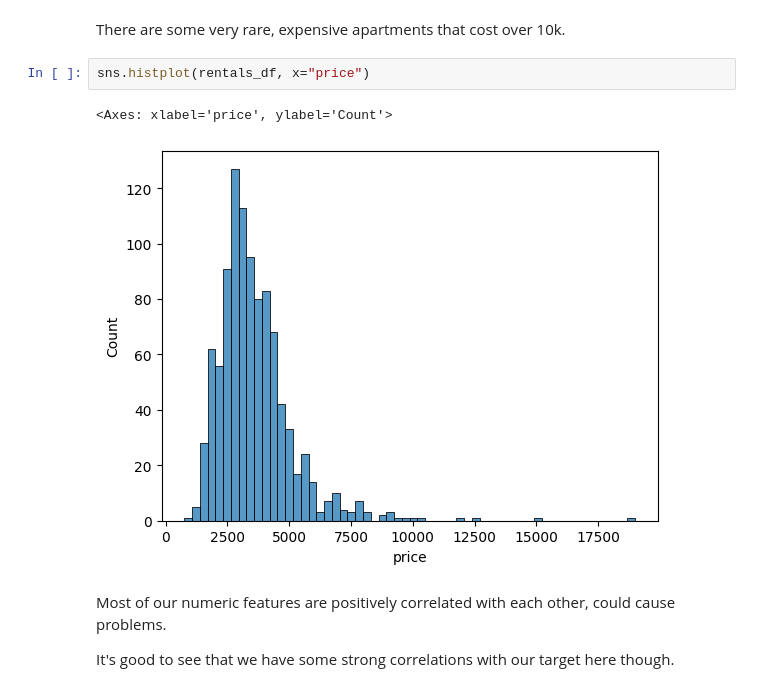
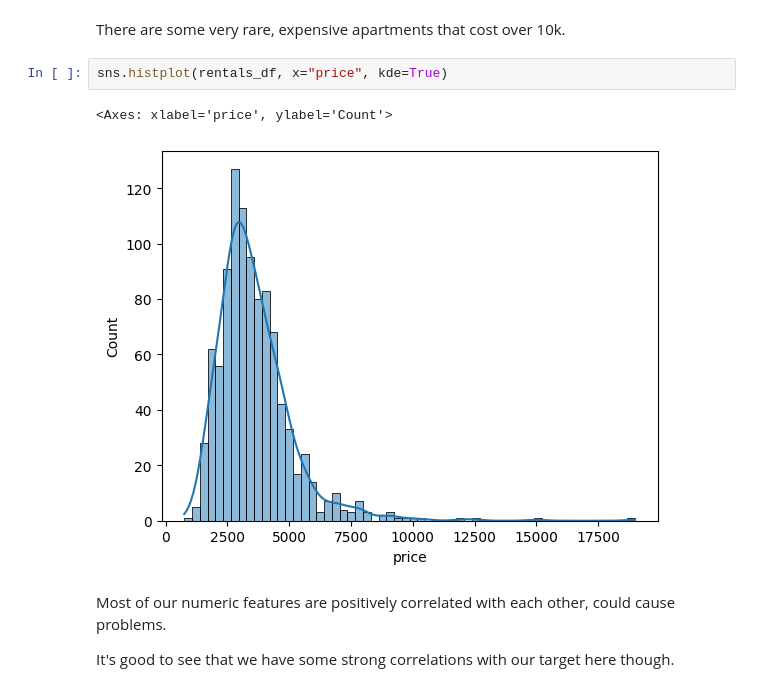
Before and after one commit to Proftg/SAN-FRANCISCO-RENT-PRICES, a Jupyter notebook: regression_modelling_project.ipynb, the cells around one changed output. Saved outputs shown, nothing was run; the diff lists cells and outputs as text.

```diff
--- a/regression_modelling_project.ipynb
+++ b/regression_modelling_project.ipynb
@@ -97,10 +97,10 @@ rentals_df.describe()
 # %% [markdown]
 There are some very rare, expensive apartments that cost over 10k.
 # %%
-sns.histplot(rentals_df, x="price")
+sns.histplot(rentals_df, x="price", kde=True)
 # %% [output]
 <Axes: xlabel='price', ylabel='Count'>
-[figure, old version]
+[figure, new version]
 # %% [markdown]
 Most of our numeric features are positively correlated with each other, could cause problems.
 
```
Also changed, not shown: parts of 2 cells of this notebook.
